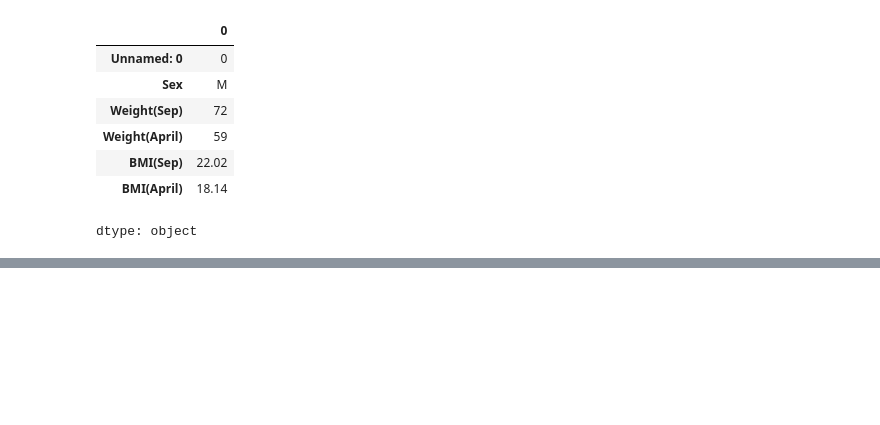
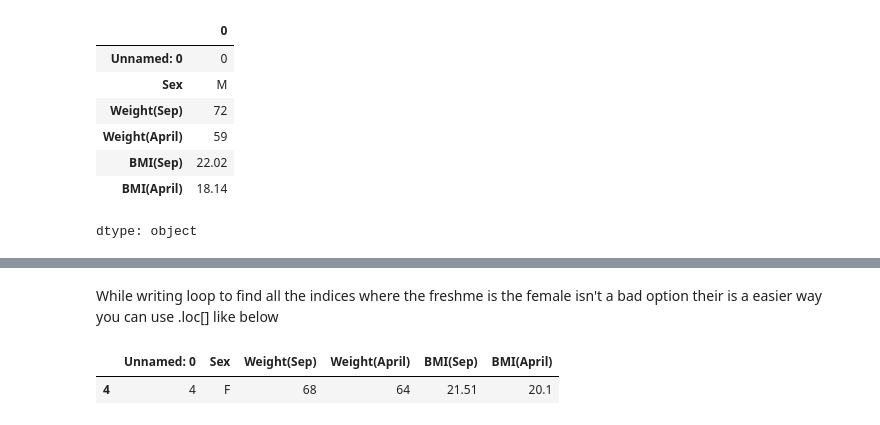
Before and after one commit to DevanshikaPiparsania/Basic-Fundamentals-Presentations, a Jupyter notebook: Intro_to_Pandas.ipynb, the cells around one changed output, grey strips where cells are left out. Cells and saved outputs as stored; diff of their text form; code cells hidden in the pictures; blank space fills up the shorter version.

```diff
--- a/Intro_to_Pandas.ipynb
+++ b/Intro_to_Pandas.ipynb
@@ -71,0 +80,7 @@ dtype: object
+# %% [markdown]
+While writing loop to find all the indices where the freshme is the female isn't a bad option their is a easier way you can use .loc[] like below
+# %%
+df.loc[df['Sex']=='F']
+# %% [output]
+|  | Unnamed: 0 | Sex | Weight(Sep) | Weight(April) | BMI(Sep) | BMI(April) |
+| 4 | 4 | F | 68 | 64 | 21.51 | 20.1 |
```
Also changed, not shown: parts of 8 cells of this notebook.
